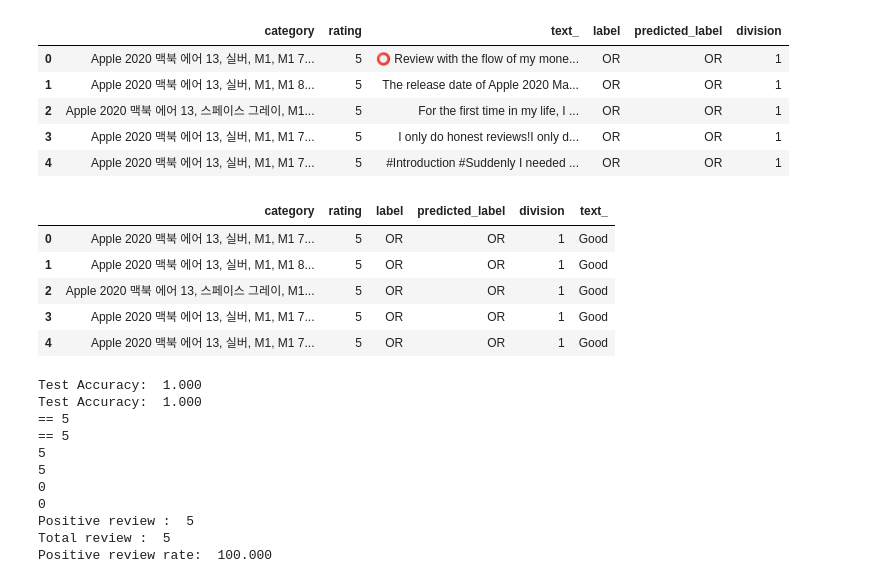
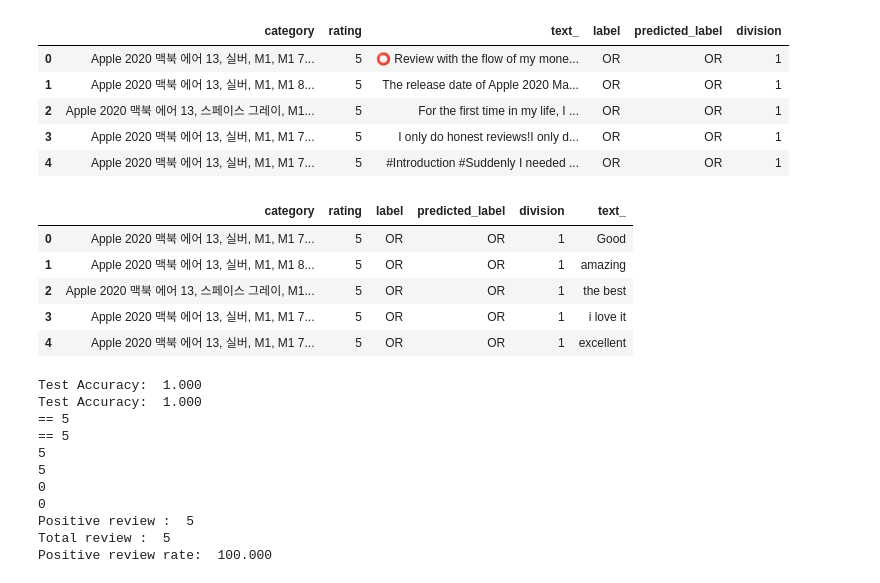
Before and after one commit to KNU-BrainAI-Capstone2022/ITS, a Jupyter notebook: review_analyzer_1_point_0.ipynb, the cells around one changed output. Saved outputs shown, nothing was run; the diff lists cells and outputs as text; code cells hidden in the pictures.

```diff
--- a/review_analyzer_1_point_0.ipynb
+++ b/review_analyzer_1_point_0.ipynb
@@ -304,15 +304,15 @@ df2[:5]
 # %%
 ddf = df2
 ddf = ddf.drop('text_',axis=1)
-ddf['text_'] = ['Good']*5
+ddf['text_'] = ['Good','amazing','the best','i love it','excellent']
 ddf
 # %% [output]
 |  | category | rating | label | predicted_label | division | text_ |
 | 0 | Apple 2020 맥북 에어 13, 실버, M1, M1 7... | 5 | OR | OR | 1 | Good |
-| 1 | Apple 2020 맥북 에어 13, 실버, M1, M1 8... | 5 | OR | OR | 1 | Good |
-| 2 | Apple 2020 맥북 에어 13, 스페이스 그레이, M1... | 5 | OR | OR | 1 | Good |
-| 3 | Apple 2020 맥북 에어 13, 실버, M1, M1 7... | 5 | OR | OR | 1 | Good |
-| 4 | Apple 2020 맥북 에어 13, 실버, M1, M1 7... | 5 | OR | OR | 1 | Good |
+| 1 | Apple 2020 맥북 에어 13, 실버, M1, M1 8... | 5 | OR | OR | 1 | amazing |
+| 2 | Apple 2020 맥북 에어 13, 스페이스 그레이, M1... | 5 | OR | OR | 1 | the best |
+| 3 | Apple 2020 맥북 에어 13, 실버, M1, M1 7... | 5 | OR | OR | 1 | i love it |
+| 4 | Apple 2020 맥북 에어 13, 실버, M1, M1 7... | 5 | OR | OR | 1 | excellent |
 # %%
 def evaluate(model, test_data):
 
```
Also changed, not shown: parts of 2 cells of this notebook.
